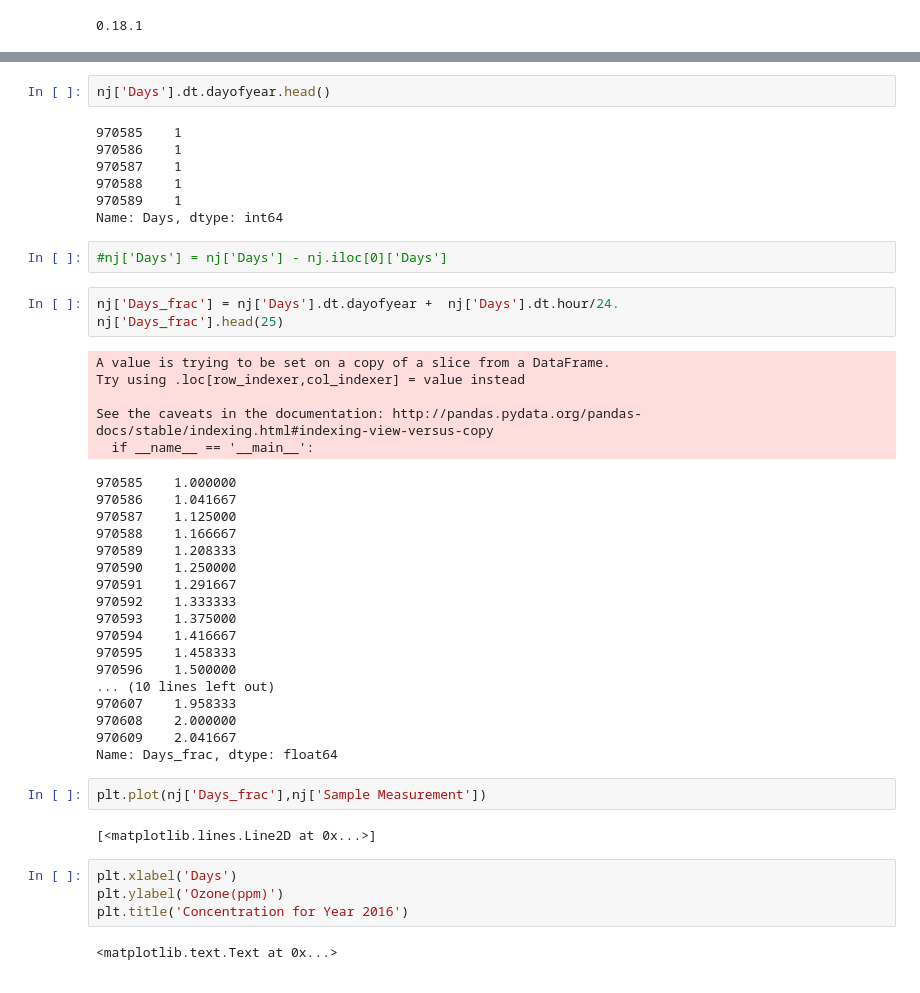
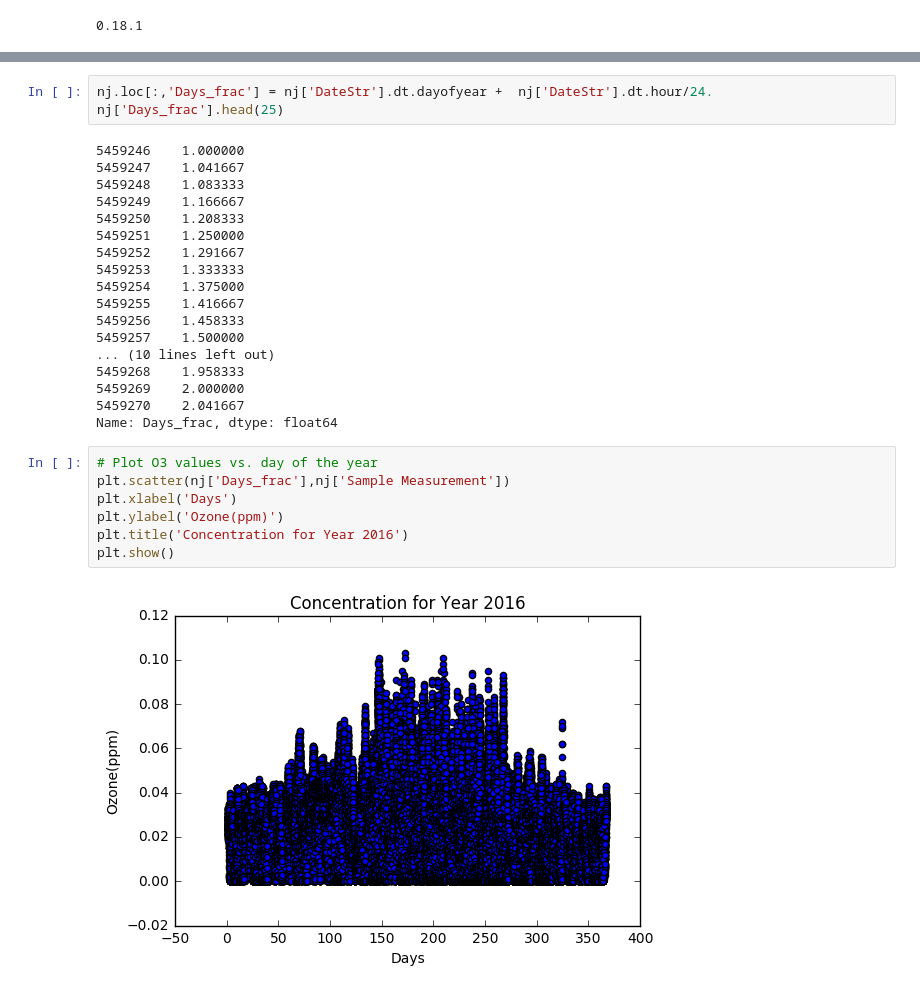
Before and after one commit to codeforprinceton/airquality, a Jupyter notebook: Data/RdOzone.ipynb, the cells around one changed output, grey strips where cells are left out. Saved outputs shown, nothing was run; the diff lists cells and outputs as text.

```diff
--- a/Data/RdOzone.ipynb
+++ b/Data/RdOzone.ipynb
@@ -112,47 +118,30 @@ Name: Days, dtype: datetime64[ns]
-# %%
-nj['Days'].dt.dayofyear.head()
-# %% [output]
-970585    1
-970586    1
-970587    1
-970588    1
-970589    1
-Name: Days, dtype: int64
-# %%
-#nj['Days'] = nj['Days'] - nj.iloc[0]['Days']
 # %%
-nj['Days_frac'] = nj['Days'].dt.dayofyear +  nj['Days'].dt.hour/24.
+nj.loc[:,'Days_frac'] = nj['DateStr'].dt.dayofyear +  nj['DateStr'].dt.hour/24.
 nj['Days_frac'].head(25)
 # %% [output]
-A value is trying to be set on a copy of a slice from a DataFrame.
-Try using .loc[row_indexer,col_indexer] = value instead
-
-See the caveats in the documentation: http://pandas.pydata.org/pandas-docs/stable/indexing.html#indexing-view-versus-copy
-  if __name__ == '__main__':
+5459246    1.000000
+5459247    1.041667
+5459248    1.083333
+5459249    1.166667
+5459250    1.208333
+5459251    1.250000
+5459252    1.291667
+5459253    1.333333
+5459254    1.375000
+5459255    1.416667
+5459256    1.458333
+5459257    1.500000
+... (10 lines left out)
+5459268    1.958333
+5459269    2.000000
+5459270    2.041667
+Name: Days_frac, dtype: float64
-970585    1.000000
-970586    1.041667
-970587    1.125000
-970588    1.166667
-970589    1.208333
-970590    1.250000
-970591    1.291667
-970592    1.333333
-970593    1.375000
-970594    1.416667
-970595    1.458333
-970596    1.500000
-... (10 lines left out)
-970607    1.958333
-970608    2.000000
-970609    2.041667
-Name: Days_frac, dtype: float64
-# %%
-plt.plot(nj['Days_frac'],nj['Sample Measurement'])
-# %% [output]
-[<matplotlib.lines.Line2D at 0x...>]
 # %%
+# Plot O3 values vs. day of the year
+plt.scatter(nj['Days_frac'],nj['Sample Measurement'])
 plt.xlabel('Days')
 plt.ylabel('Ozone(ppm)')
 plt.title('Concentration for Year 2016')
+plt.show()
 # %% [output]
-<matplotlib.text.Text at 0x...>
+[figure, added]
```
Also changed, not shown: parts of 21 cells of this notebook.
